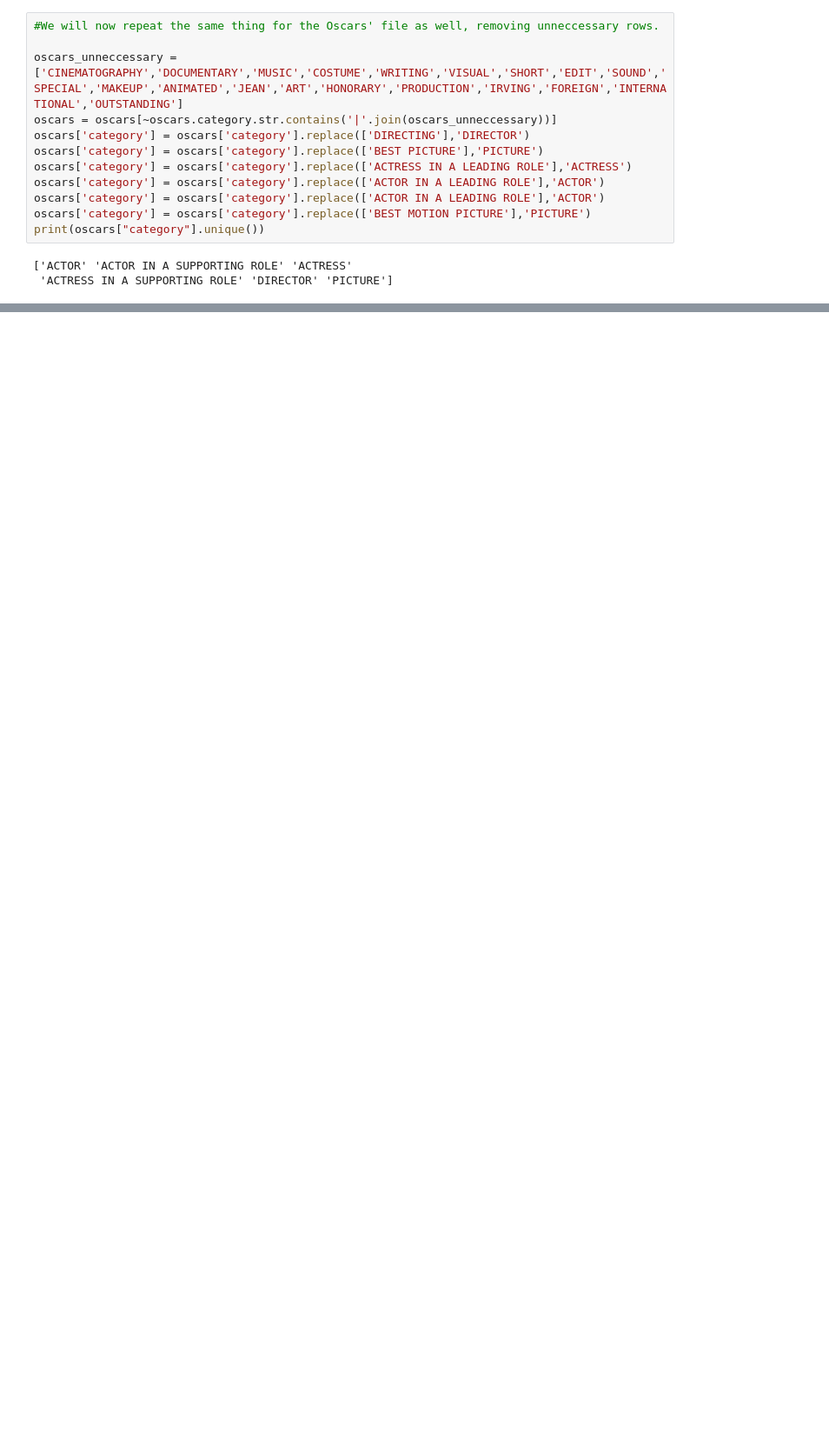
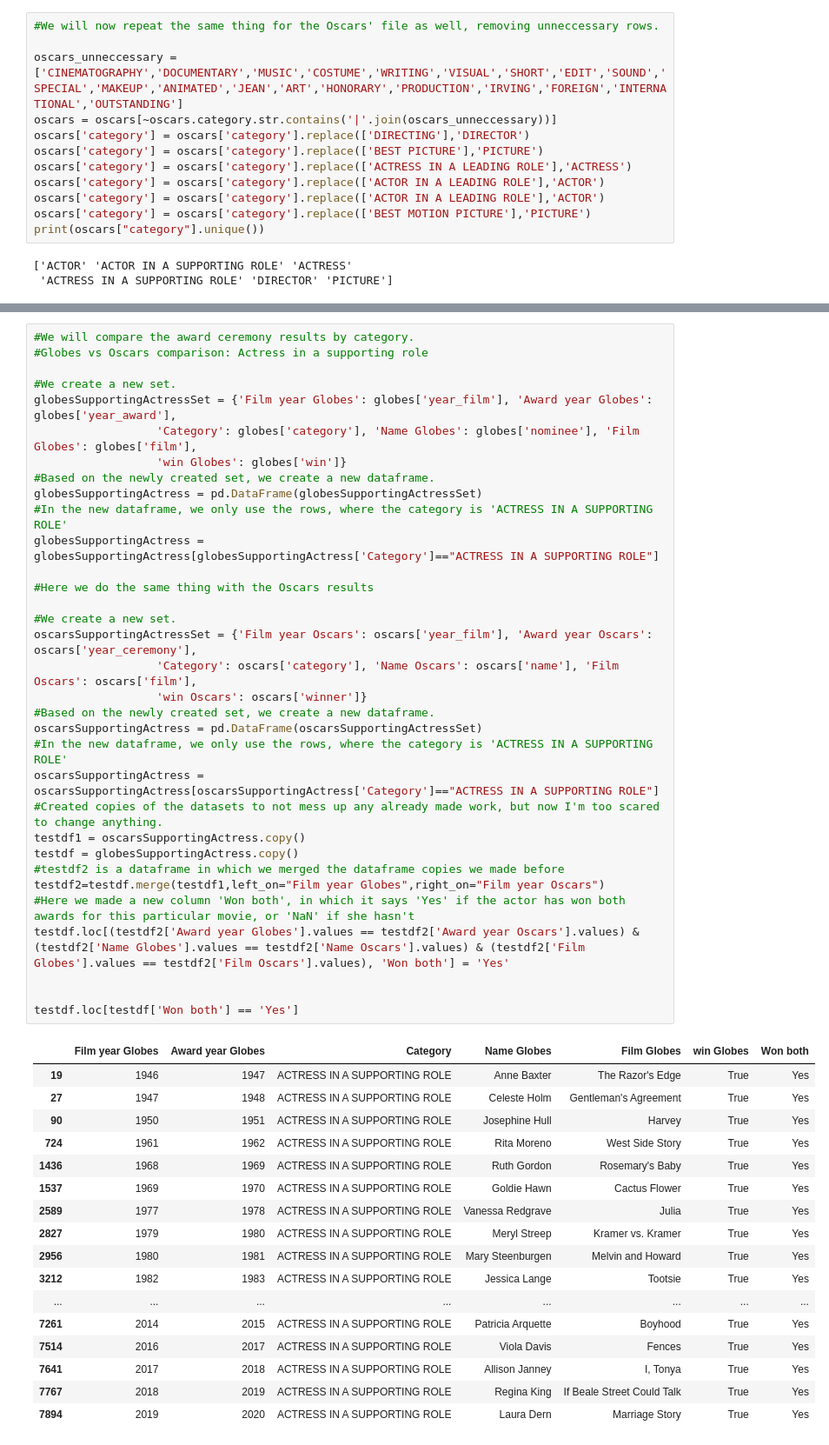
Before and after one commit to ReneTruuts/IDS_C19, a Jupyter notebook: Untitled.ipynb, the cells around one changed output, grey strips where cells are left out. Shown: that part at 87% size. Saved outputs shown, nothing was run; the diff lists cells and outputs as text; blank space fills up the shorter version.

```diff
--- a/Untitled.ipynb
+++ b/Untitled.ipynb
@@ -199,2 +254,53 @@ print(testdf)
+# %%
+#We will compare the award ceremony results by category.
+#Globes vs Oscars comparison: Actress in a supporting role
+
+#We create a new set.
+globesSupportingActressSet = {'Film year Globes': globes['year_film'], 'Award year Globes': globes['year_award'],
+                  'Category': globes['category'], 'Name Globes': globes['nominee'], 'Film Globes': globes['film'],
+                  'win Globes': globes['win']}
+#Based on the newly created set, we create a new dataframe.
+globesSupportingActress = pd.DataFrame(globesSupportingActressSet)
+#In the new dataframe, we only use the rows, where the category is 'ACTRESS IN A SUPPORTING ROLE'
+globesSupportingActress = globesSupportingActress[globesSupportingActress['Category']=="ACTRESS IN A SUPPORTING ROLE"]
+
+#Here we do the same thing with the Oscars results
+
+#We create a new set.
+oscarsSupportingActressSet = {'Film year Oscars': oscars['year_film'], 'Award year Oscars': oscars['year_ceremony'],
+                  'Category': oscars['category'], 'Name Oscars': oscars['name'], 'Film Oscars': oscars['film'],
+                  'win Oscars': oscars['winner']}
+#Based on the newly created set, we create a new dataframe.
+oscarsSupportingActress = pd.DataFrame(oscarsSupportingActressSet)
+#In the new dataframe, we only use the rows, where the category is 'ACTRESS IN A SUPPORTING ROLE'
+oscarsSupportingActress = oscarsSupportingActress[oscarsSupportingActress['Category']=="ACTRESS IN A SUPPORTING ROLE"]
+#Created copies of the datasets to not mess up any already made work, but now I'm too scared to change anything.
+testdf1 = oscarsSupportingActress.copy()
+testdf = globesSupportingActress.copy()
+#testdf2 is a dataframe in which we merged the dataframe copies we made before
+testdf2=testdf.merge(testdf1,left_on="Film year Globes",right_on="Film year Oscars")
+#Here we made a new column 'Won both', in which it says 'Yes' if the actor has won both awards for this particular movie, or 'NaN' if she hasn't
+testdf.loc[(testdf2['Award year Globes'].values == testdf2['Award year Oscars'].values) & (testdf2['Name Globes'].values == testdf2['Name Oscars'].values) & (testdf2['Film Globes'].values == testdf2['Film Oscars'].values), 'Won both'] = 'Yes'
+
+
+testdf.loc[testdf['Won both'] == 'Yes']
+# %% [output]
+|  | Film year Globes | Award year Globes | Category | Name Globes | Film Globes | win Globes | Won both |
+| 19 | 1946 | 1947 | ACTRESS IN A SUPPORTING ROLE | Anne Baxter | The Razor's Edge | True | Yes |
+| 27 | 1947 | 1948 | ACTRESS IN A SUPPORTING ROLE | Celeste Holm | Gentleman's Agreement | True | Yes |
+| 90 | 1950 | 1951 | ACTRESS IN A SUPPORTING ROLE | Josephine Hull | Harvey | True | Yes |
+| 724 | 1961 | 1962 | ACTRESS IN A SUPPORTING ROLE | Rita Moreno | West Side Story | True | Yes |
+| 1436 | 1968 | 1969 | ACTRESS IN A SUPPORTING ROLE | Ruth Gordon | Rosemary's Baby | True | Yes |
+| 1537 | 1969 | 1970 | ACTRESS IN A SUPPORTING ROLE | Goldie Hawn | Cactus Flower | True | Yes |
+| 2589 | 1977 | 1978 | ACTRESS IN A SUPPORTING ROLE | Vanessa Redgrave | Julia | True | Yes |
+| 2827 | 1979 | 1980 | ACTRESS IN A SUPPORTING ROLE | Meryl Streep | Kramer vs. Kramer | True | Yes |
+| 2956 | 1980 | 1981 | ACTRESS IN A SUPPORTING ROLE | Mary Steenburgen | Melvin and Howard | True | Yes |
+| 3212 | 1982 | 1983 | ACTRESS IN A SUPPORTING ROLE | Jessica Lange | Tootsie | True | Yes |
+| ... | ... | ... | ... | ... | ... | ... | ... |
+| 7261 | 2014 | 2015 | ACTRESS IN A SUPPORTING ROLE | Patricia Arquette | Boyhood | True | Yes |
+| 7514 | 2016 | 2017 | ACTRESS IN A SUPPORTING ROLE | Viola Davis | Fences | True | Yes |
+| 7641 | 2017 | 2018 | ACTRESS IN A SUPPORTING ROLE | Allison Janney | I, Tonya | True | Yes |
+| 7767 | 2018 | 2019 | ACTRESS IN A SUPPORTING ROLE | Regina King | If Beale Street Could Talk | True | Yes |
+| 7894 | 2019 | 2020 | ACTRESS IN A SUPPORTING ROLE | Laura Dern | Marriage Story | True | Yes |
 # %%
 #We will compare the award ceremony results by category.
```
Also changed, not shown: parts of 7 cells of this notebook.
